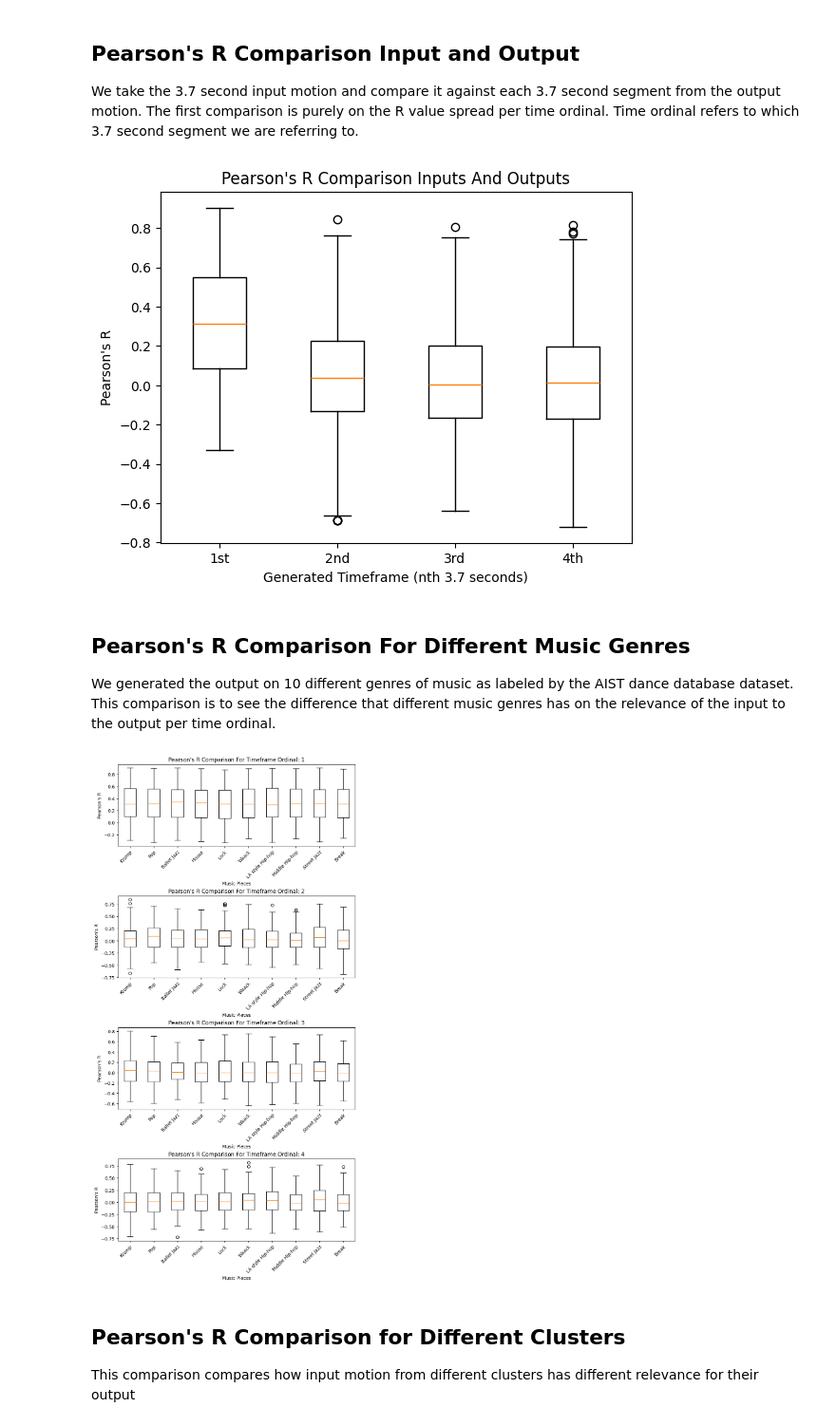
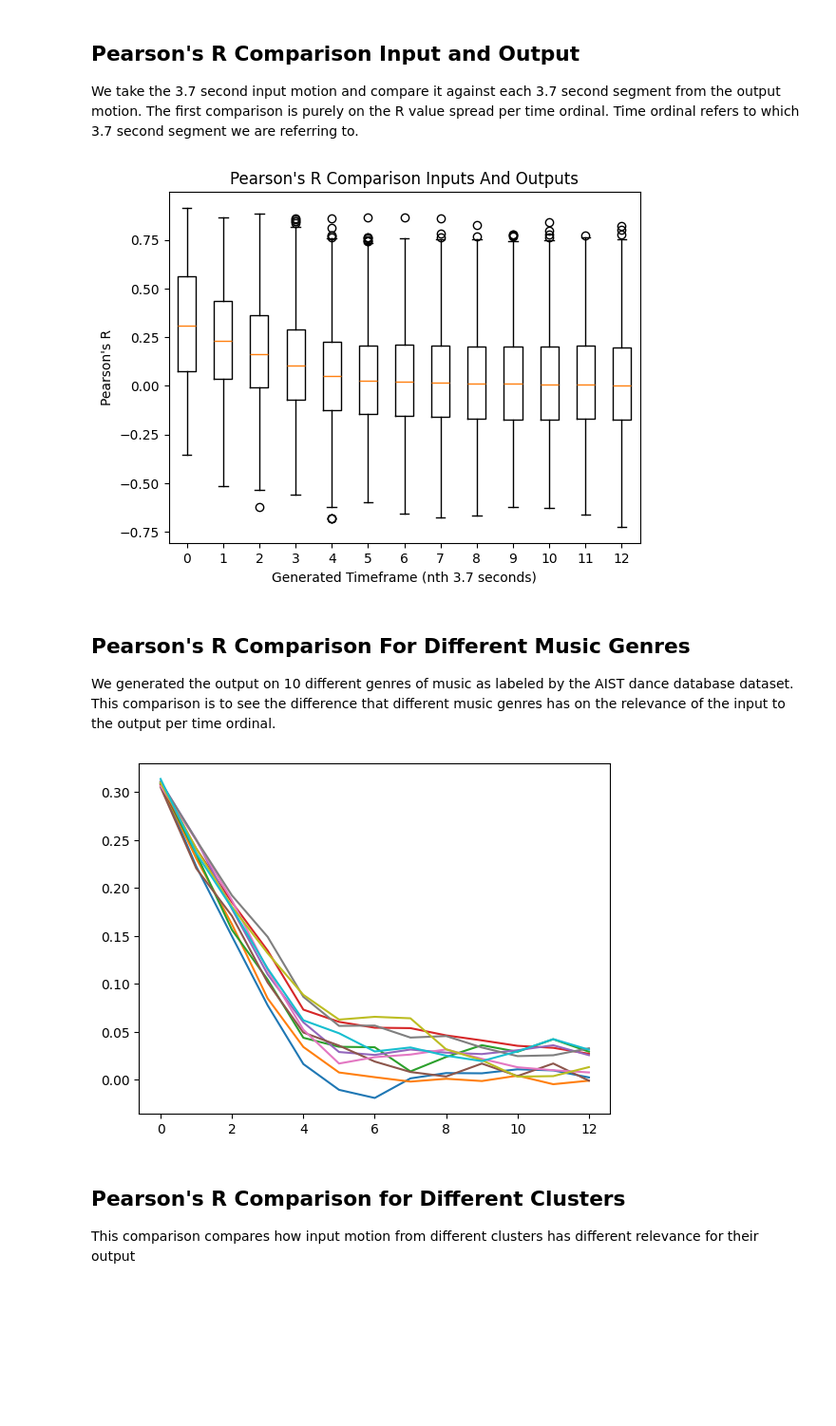
Before and after one commit to yangmma/dance-ai-research-project, a Jupyter notebook: src/utils/laban_analysis/analysis_generated.ipynb, the cells around one changed output. Shown at 95% size. Saved outputs shown, nothing was run; the diff lists cells and outputs as text; code cells hidden in the pictures; blank space fills up the shorter version.

```diff
--- a/src/utils/laban_analysis/analysis_generated.ipynb
+++ b/src/utils/laban_analysis/analysis_generated.ipynb
@@ -2,22 +2,21 @@
 # load all data
 import os
 import polars as pl
-data_dir = "./generated_all"
+data_dir = "./generated_small_rolling"
 df = pl.DataFrame()
 for name in os.listdir(data_dir):
     load_df = pl.read_parquet(os.path.join(data_dir, name))
     df = df.vstack(load_df)
 
-# fix name
 df = df.with_columns(
-    win_total = pl.col("num"),
-    win_split = pl.col("win_c"),
-    num = pl.col("win"),
+    pl.col("win").alias("win_total"),
+    pl.col("win_c").alias("win_split"),
 ).drop(
     pl.col("win"),
     pl.col("win_c"),
     pl.col("name_orig")
 )
 
+print(df.columns)
 print(df)
 # %% [output]
@@ -106,6 +105,7 @@ scaling_df = output_df.drop(
     pl.col("win_split"),
     pl.col("music"),
 )
+print(scaling_df.columns)
 concat_df = output_df.select(
     pl.col("name"),
     pl.col("num"),
@@ -115,12 +115,12 @@ concat_df = output_df.select(
 )
 scaling_df = pl.DataFrame(scaler.fit_transform(scaling_df))
 output_df = scaling_df.hstack(concat_df)
-print(output_df)
 
 # scaling input
 scaling_df = input_df.drop(
     pl.col("name")
 )
+print(scaling_df.columns)
 concat_df = input_df.select(
     pl.col("name")
 )
@@ -134,18 +134,21 @@ names = input_df.filter(
 musics = output_df["music"].unique().to_list()
 
 
+wins = df.with_columns(
+    win_split_num = pl.col("win_split").cast(pl.Int64)
+)["win_split_num"].sort().unique().to_list()
+print(wins)
+
 r_df = pl.DataFrame()
 for name in tqdm(names):
     for music in musics:
         inputs = input_df.filter(pl.col("name") == name).drop("name").to_numpy()
         outputs = output_df.filter(
             pl.col("name") == name,
-            pl.col("num") == "0",
-            pl.col("win_total") == "3",
             pl.col("music") == music,
         ).drop("name", "num", "win_total", "music")
 
-        for win in range(0, 4):
+        for win in wins:
             output = outputs.filter(pl.col("win_split") == str(win)).drop("win_split").to_numpy()
             r = pearsonr(inputs[0, :], output[0, :], alternative="two-sided")
             r_dict = {"name": name, "music": music, "win": win, "r": r.statistic}
@@ -179,9 +182,8 @@ Time ordinal refers to which 3.7 second segment we are referring to.
 import matplotlib.pylab as plt
 
 ax = plt.subplot()
-
 r_list = []
-for win in range(0, 4):
+for win in wins:
     rs = r_df.filter(
         pl.col("win") == win,
     ).drop(
@@ -190,13 +192,13 @@ for win in range(0, 4):
     )["r"].to_numpy()
     r_list.append(rs)
 ax.boxplot(r_list)
-ax.set_xticklabels(["1st", "2nd", "3rd", "4th"])
+ax.set_xticklabels(wins)
 ax.set_xlabel("Generated Timeframe (nth 3.7 seconds)")
 ax.set_ylabel("Pearson's R")
 ax.set_title("Pearson's R Comparison Inputs And Outputs")
 plt.show()
 # %% [output]
-[figure, old version]
+[figure, new version]
 # %% [markdown]
 ## Pearson's R Comparison For Different Music Genres
 
@@ -204,43 +206,37 @@ We generated the output on 10 different genres of music as labeled by the AIST d
 This comparison is to see the difference that different music genres has on the relevance of the input to the output per time ordinal.
 # %%
 import matplotlib.pylab as plt
+import numpy as np
 
 music_dict = {
     "mBR0": "Break",
     "mPO0": "Pop",
     "mLO0": "Lock",
     "mMH0": "Middle Hip-hop",
     "mLH0": "LA style Hip-hop",
     "mHO0": "House",
     "mWA0": "Waack",
     "mKR0": "Krump",
     "mJS0": "Street Jazz",
     "mJB0": "Ballet Jazz",
 }
 
-fig, axs = plt.subplots(4, 1, figsize=(8, 16), layout="constrained")
-for win in range(0, 4):
+ax = plt.subplot()
+for i, music in enumerate(musics):
     r_list = []
-    music_list = []
-    for i, music in enumerate(musics):
+    for win in wins:
         rs = r_df.filter(
             pl.col("win") == win,
             pl.col("music") == music,
         ).drop(
             pl.col("name"),
             pl.col("music"),
         )["r"].to_numpy()
-        r_list.append(rs)
-        music_list.append(music_dict[music])
-
-    axs[win].boxplot(r_list)
-    axs[win].set_xticklabels(music_list, rotation=45, ha="right", rotation_mode="anchor")
-    axs[win].set_xlabel("Music Pieces")
-    axs[win].set_ylabel("Pearson's R")
-    axs[win].set_title(f"Pearson's R Comparison For Timeframe Ordinal: {win + 1}")
+        r_list.append(np.mean(rs))
+    ax.plot(r_list)
 plt.show()
 # %% [output]
-[figure, old version]
+[figure, new version]
 # %% [markdown]
 ## Pearson's R Comparison for Different Clusters
 
```
Also changed, not shown: parts of 8 cells of this notebook.
